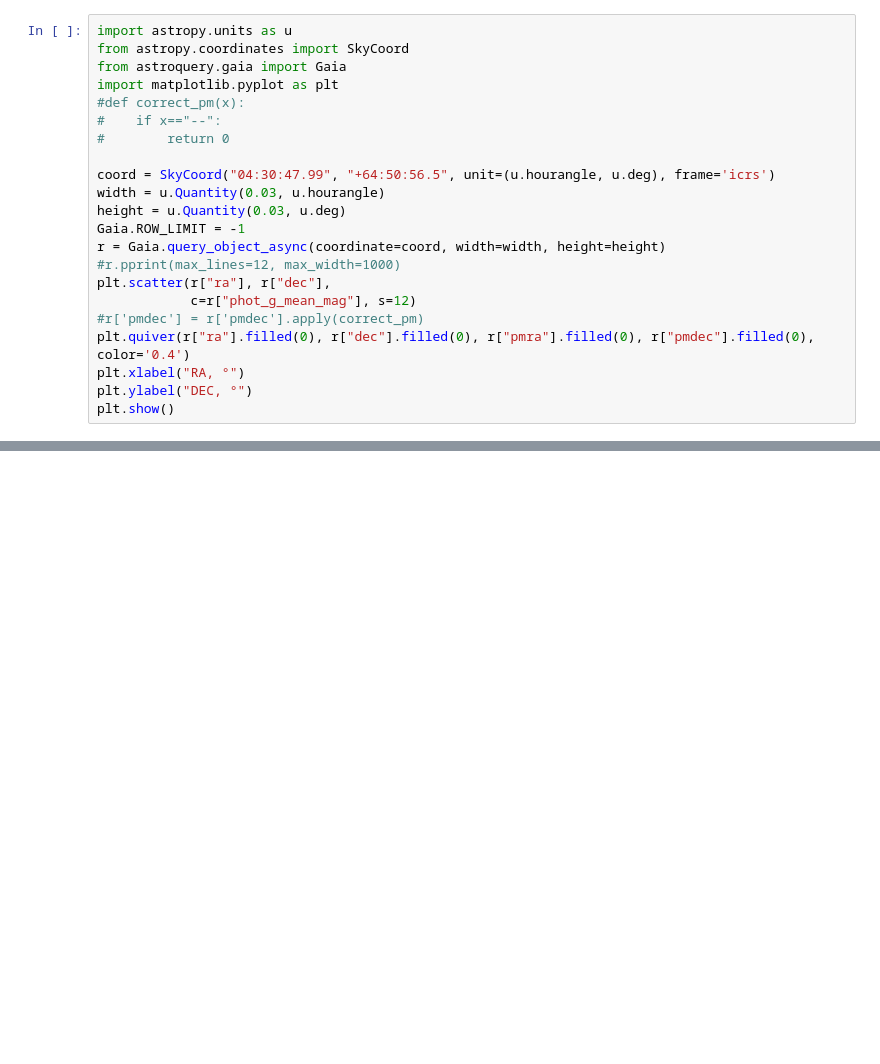
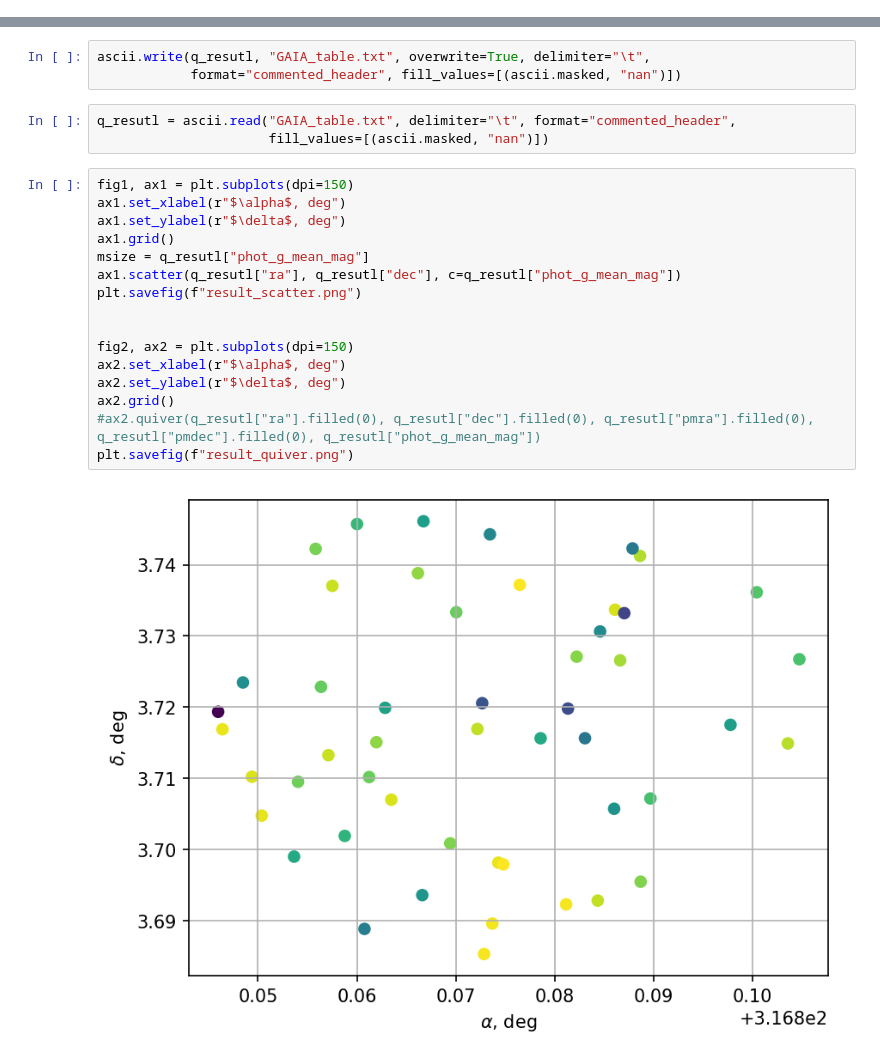
Before and after one commit to AstroTaffer/MEN-681301-OAM, a Jupyter notebook: Medvedev.ipynb, the cells around one changed output, grey strips where cells are left out. Drawn from its saved outputs; the diff is of its cells as text; blank space fills up the shorter version.

```diff
--- a/Medvedev.ipynb
+++ b/Medvedev.ipynb
@@ -1,22 +0,0 @@
-# %%
-import astropy.units as u
-from astropy.coordinates import SkyCoord
-from astroquery.gaia import Gaia
-import matplotlib.pyplot as plt
-#def correct_pm(x):
-#    if x=="--":
-#        return 0
-
-coord = SkyCoord("04:30:47.99", "+64:50:56.5", unit=(u.hourangle, u.deg), frame='icrs')
-width = u.Quantity(0.03, u.hourangle)
-height = u.Quantity(0.03, u.deg)
-Gaia.ROW_LIMIT = -1
-r = Gaia.query_object_async(coordinate=coord, width=width, height=height)
-#r.pprint(max_lines=12, max_width=1000)
-plt.scatter(r["ra"], r["dec"],
-            c=r["phot_g_mean_mag"], s=12)
-#r['pmdec'] = r['pmdec'].apply(correct_pm)
-plt.quiver(r["ra"].filled(0), r["dec"].filled(0), r["pmra"].filled(0), r["pmdec"].filled(0), color='0.4')
-plt.xlabel("RA, °")
-plt.ylabel("DEC, °")
-plt.show()
@@ -40,0 +38,24 @@ Length = 132 rows
+# %%
+ascii.write(q_resutl, "GAIA_table.txt", overwrite=True, delimiter="\t",
+            format="commented_header", fill_values=[(ascii.masked, "nan")])
+# %%
+q_resutl = ascii.read("GAIA_table.txt", delimiter="\t", format="commented_header",
+                      fill_values=[(ascii.masked, "nan")])
+# %%
+fig1, ax1 = plt.subplots(dpi=150)
+ax1.set_xlabel(r"$\alpha$, deg")
+ax1.set_ylabel(r"$\delta$, deg")
+ax1.grid()
+msize = q_resutl["phot_g_mean_mag"]
+ax1.scatter(q_resutl["ra"], q_resutl["dec"], c=q_resutl["phot_g_mean_mag"])
+plt.savefig(f"result_scatter.png")
+
+
+fig2, ax2 = plt.subplots(dpi=150)
+ax2.set_xlabel(r"$\alpha$, deg")
+ax2.set_ylabel(r"$\delta$, deg")
+ax2.grid()
+#ax2.quiver(q_resutl["ra"].filled(0), q_resutl["dec"].filled(0), q_resutl["pmra"].filled(0), q_resutl["pmdec"].filled(0), q_resutl["phot_g_mean_mag"])
+plt.savefig(f"result_quiver.png")
+# %% [output]
+[figure, added]
```
Also changed, not shown: parts of 18 cells of this notebook.
